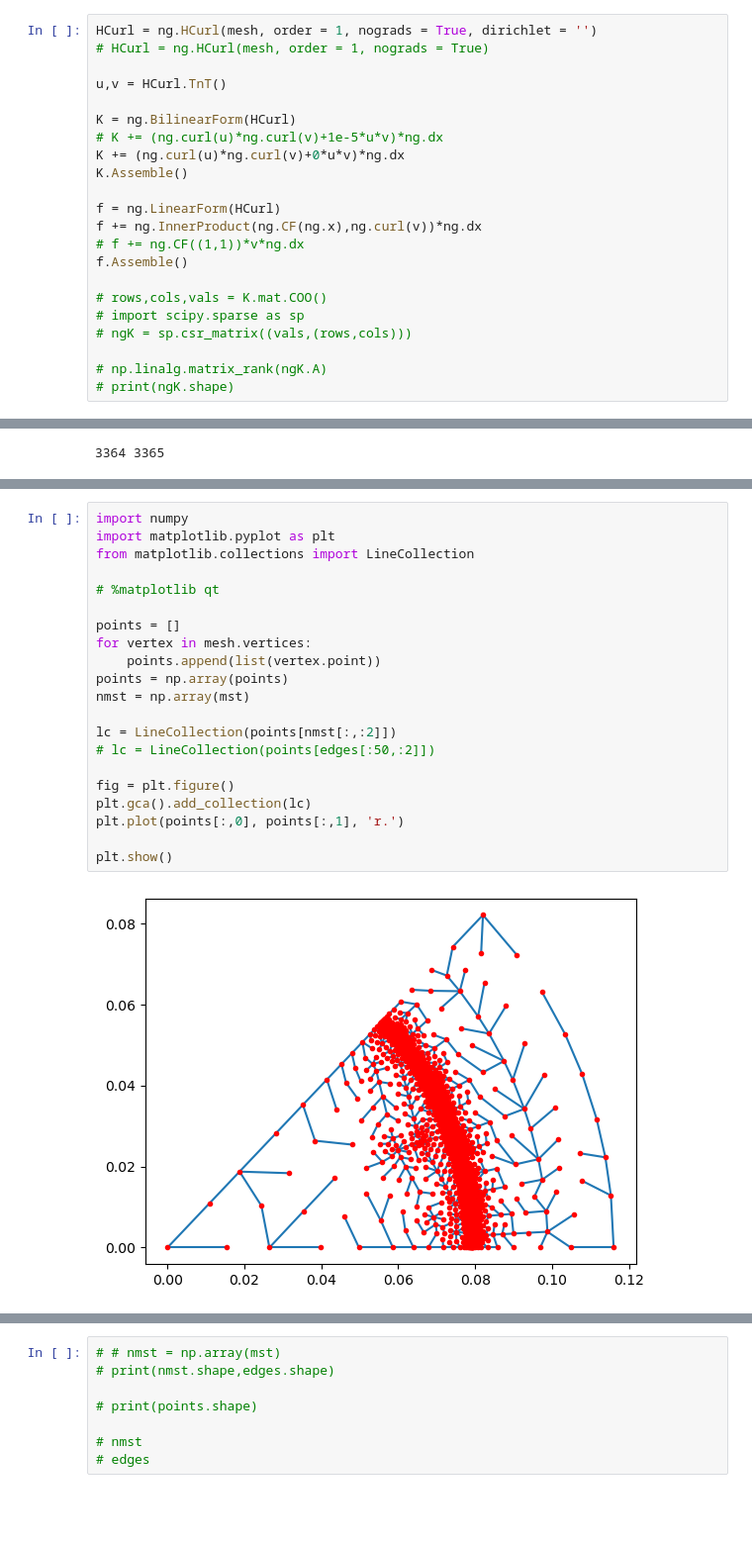
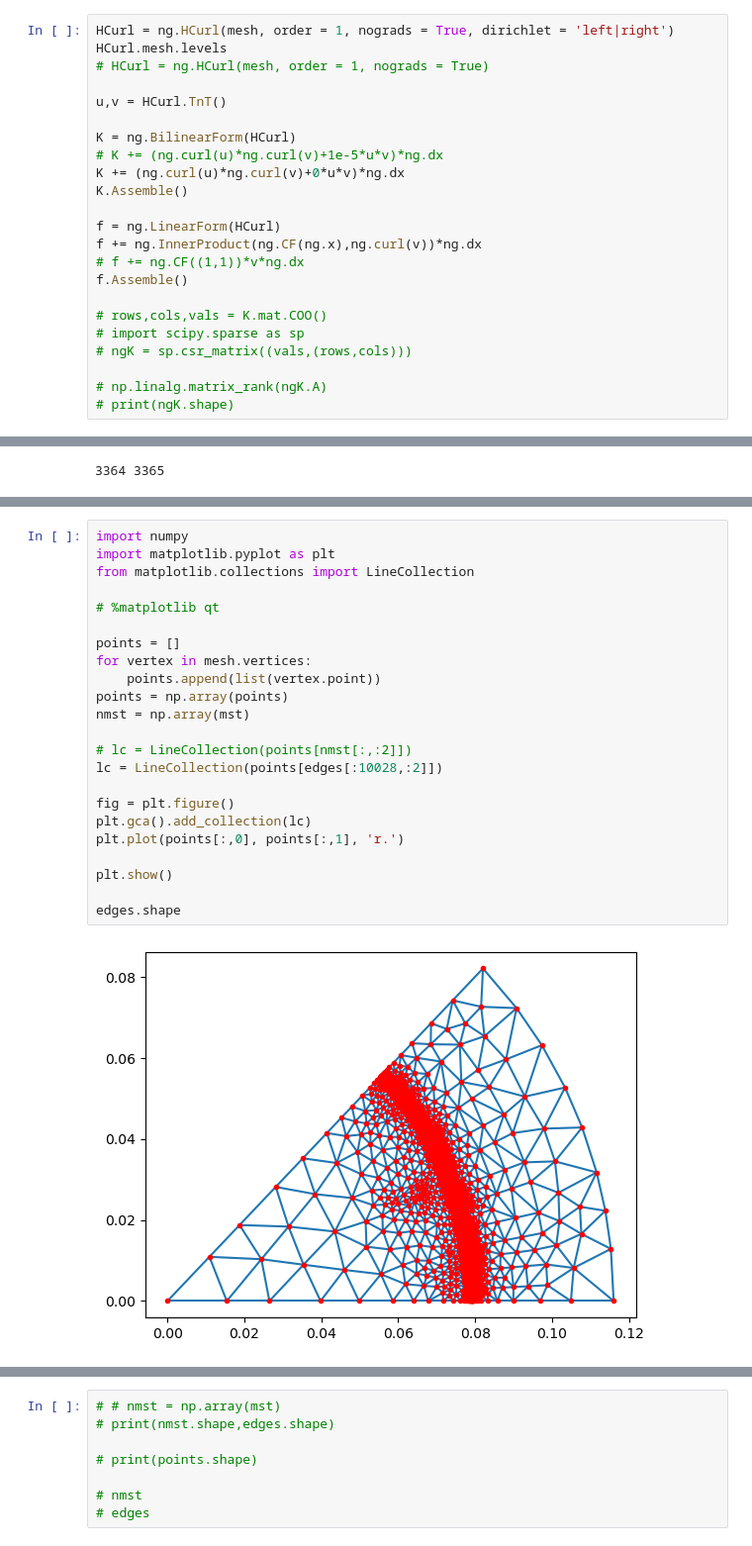
Before and after one commit to radu-bogdan/fem, a Jupyter notebook: PROJECTS/ngcotree/test.ipynb, the cells around one changed output, grey strips where cells are left out. Shown at 99% size. Drawn from its saved outputs; the diff is of its cells as text; blank space fills up the shorter version.

```diff
--- a/PROJECTS/ngcotree/test.ipynb
+++ b/PROJECTS/ngcotree/test.ipynb
@@ -19,5 +24,6 @@ mesh = ng.Mesh(geoOCCmesh)
 # %%
-HCurl = ng.HCurl(mesh, order = 1, nograds = True, dirichlet = '')
+HCurl = ng.HCurl(mesh, order = 1, nograds = True, dirichlet = 'left|right')
+HCurl.mesh.levels
 # HCurl = ng.HCurl(mesh, order = 1, nograds = True)
 
 u,v = HCurl.TnT()
@@ -119,23 +138,25 @@ BaseWebGuiScene
 # %%
 import numpy
 import matplotlib.pyplot as plt
 from matplotlib.collections import LineCollection
 
 # %matplotlib qt
 
 points = []
 for vertex in mesh.vertices:
     points.append(list(vertex.point))
 points = np.array(points)
 nmst = np.array(mst)
 
-lc = LineCollection(points[nmst[:,:2]])
-# lc = LineCollection(points[edges[:50,:2]])
+# lc = LineCollection(points[nmst[:,:2]])
+lc = LineCollection(points[edges[:10028,:2]])
 
 fig = plt.figure()
 plt.gca().add_collection(lc)
 plt.plot(points[:,0], points[:,1], 'r.')
 
 plt.show()
+
+edges.shape
 # %% [output]
-[figure, old version]
+[figure, new version]
```
Also changed, not shown: parts of 6 cells of this notebook, 1 other file.
